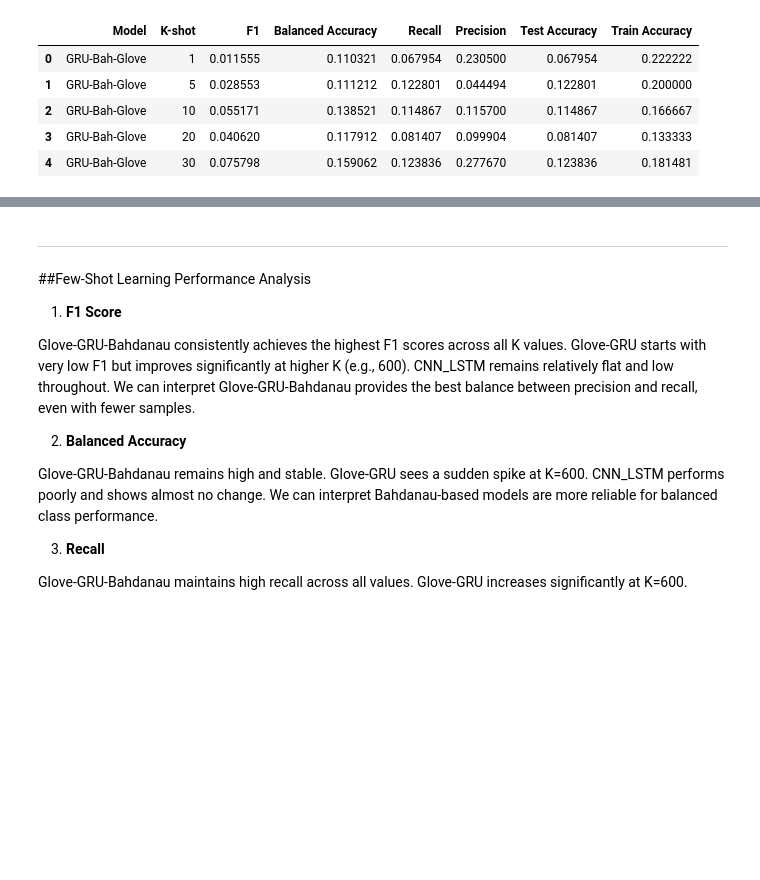
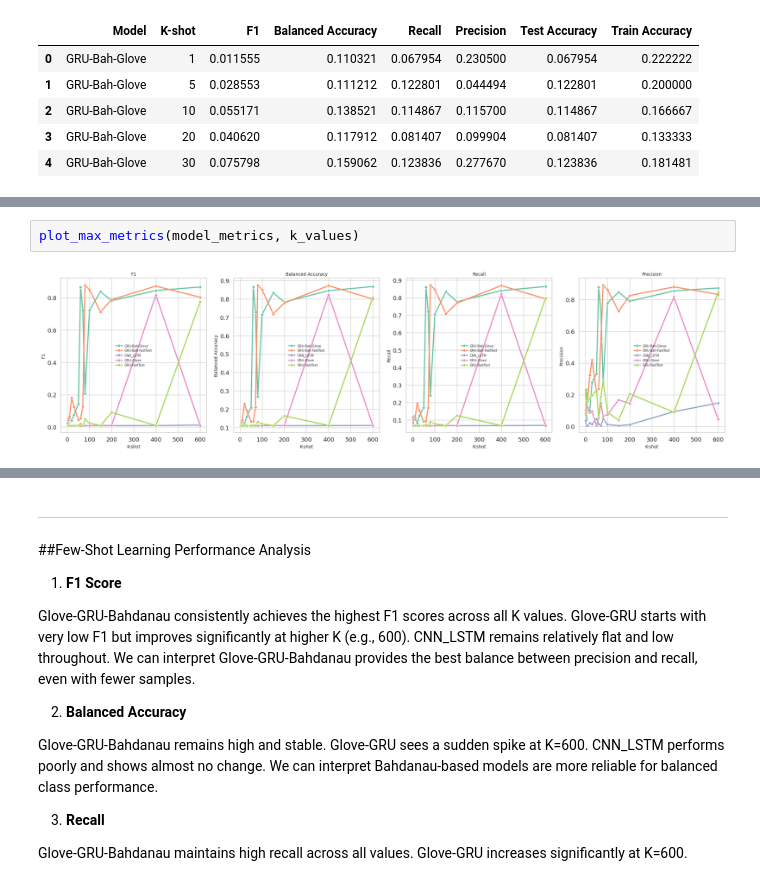
Before and after one commit to etoMvom/masterThesis, a Jupyter notebook: code/multi-class/notebooks/Multi_Class_Few_Shot_Training.ipynb, the cells around one changed output, grey strips where cells are left out. Drawn from its saved outputs; the diff is of its cells as text; blank space fills up the shorter version.

```diff
--- a/code/multi-class/notebooks/Multi_Class_Few_Shot_Training.ipynb
+++ b/code/multi-class/notebooks/Multi_Class_Few_Shot_Training.ipynb
@@ -1017,0 +1101,4 @@ plt.show()
+# %%
+plot_max_metrics(model_metrics, k_values)
+# %% [output]
+[figure, added]
```
Also changed, not shown: parts of 12 cells of this notebook.
